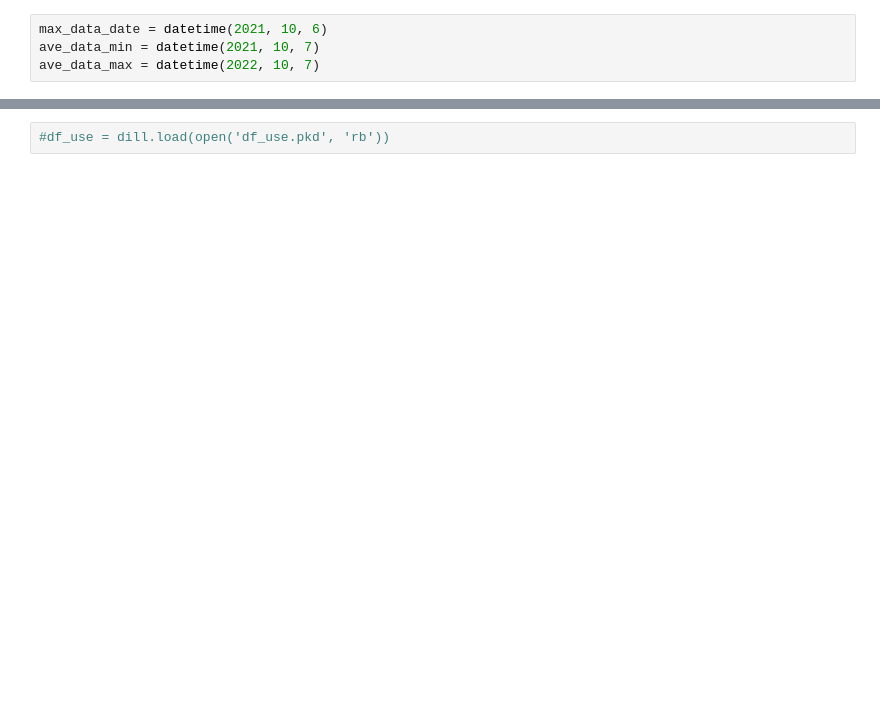
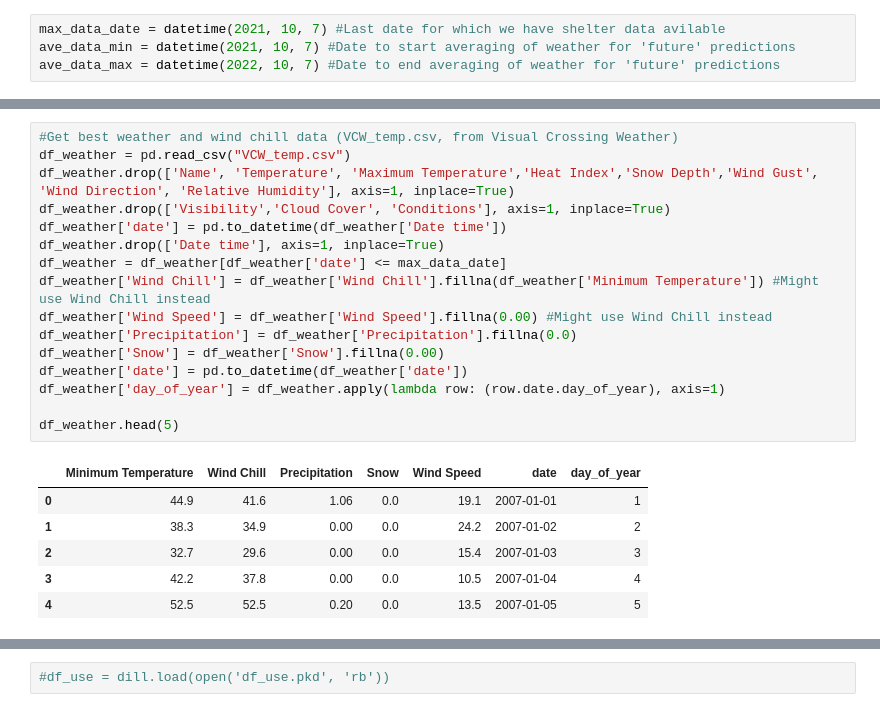
Before and after one commit to krycket/TDI_Capstone, a Jupyter notebook: DCHomelessnessPrediction.ipynb, the cells around one changed output, grey strips where cells are left out. Saved outputs shown, nothing was run; the diff lists cells and outputs as text; blank space fills up the shorter version.

```diff
--- a/DCHomelessnessPrediction.ipynb
+++ b/DCHomelessnessPrediction.ipynb
@@ -27,4 +23,4 @@ from plotly.subplots import make_subplots
 # %%
-max_data_date = datetime(2021, 10, 6)
-ave_data_min = datetime(2021, 10, 7)
-ave_data_max = datetime(2022, 10, 7)
+max_data_date = datetime(2021, 10, 7) #Last date for which we have shelter data avilable
+ave_data_min = datetime(2021, 10, 7) #Date to start averaging of weather for 'future' predictions
+ave_data_max = datetime(2022, 10, 7) #Date to end averaging of weather for 'future' predictions
@@ -101,0 +27,23 @@ See the caveats in the documentation: https://pandas.pydata.org/pandas-docs/stab
+# %%
+#Get best weather and wind chill data (VCW_temp.csv, from Visual Crossing Weather)
+df_weather = pd.read_csv("VCW_temp.csv")
+df_weather.drop(['Name', 'Temperature', 'Maximum Temperature','Heat Index','Snow Depth','Wind Gust', 'Wind Direction', 'Relative Humidity'], axis=1, inplace=True)
+df_weather.drop(['Visibility','Cloud Cover', 'Conditions'], axis=1, inplace=True)
+df_weather['date'] = pd.to_datetime(df_weather['Date time'])
+df_weather.drop(['Date time'], axis=1, inplace=True)
+df_weather = df_weather[df_weather['date'] <= max_data_date]
+df_weather['Wind Chill'] = df_weather['Wind Chill'].fillna(df_weather['Minimum Temperature']) #Might use Wind Chill instead
+df_weather['Wind Speed'] = df_weather['Wind Speed'].fillna(0.00) #Might use Wind Chill instead
+df_weather['Precipitation'] = df_weather['Precipitation'].fillna(0.0)
+df_weather['Snow'] = df_weather['Snow'].fillna(0.00)
+df_weather['date'] = pd.to_datetime(df_weather['date'])
+df_weather['day_of_year'] = df_weather.apply(lambda row: (row.date.day_of_year), axis=1)
+
+df_weather.head(5)
+# %% [output]
+|  | Minimum Temperature | Wind Chill | Precipitation | Snow | Wind Speed | date | day_of_year |
+| 0 | 44.9 | 41.6 | 1.06 | 0.0 | 19.1 | 2007-01-01 | 1 |
+| 1 | 38.3 | 34.9 | 0.00 | 0.0 | 24.2 | 2007-01-02 | 2 |
+| 2 | 32.7 | 29.6 | 0.00 | 0.0 | 15.4 | 2007-01-03 | 3 |
+| 3 | 42.2 | 37.8 | 0.00 | 0.0 | 10.5 | 2007-01-04 | 4 |
+| 4 | 52.5 | 52.5 | 0.20 | 0.0 | 13.5 | 2007-01-05 | 5 |
```
Also changed, not shown: parts of 29 cells of this notebook.
